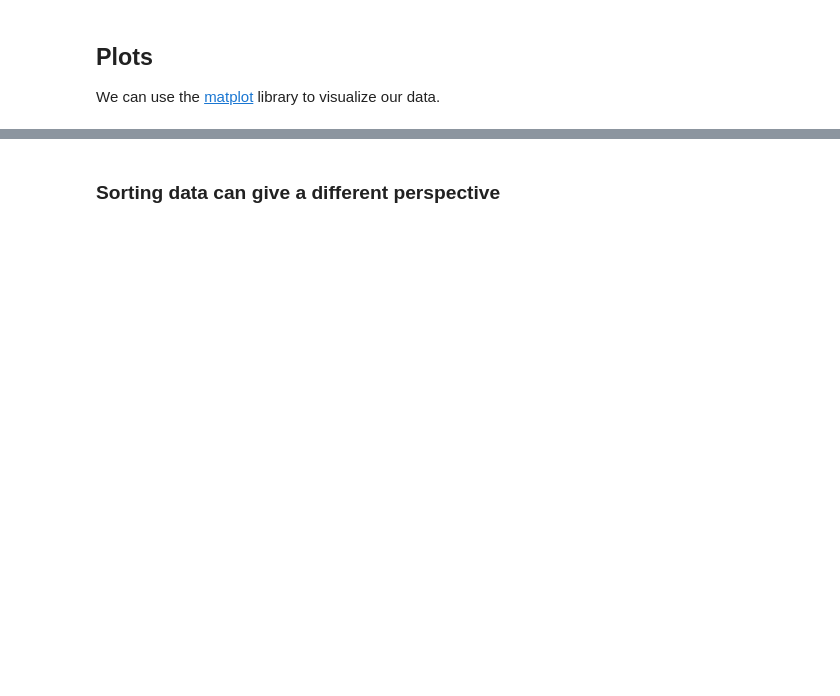
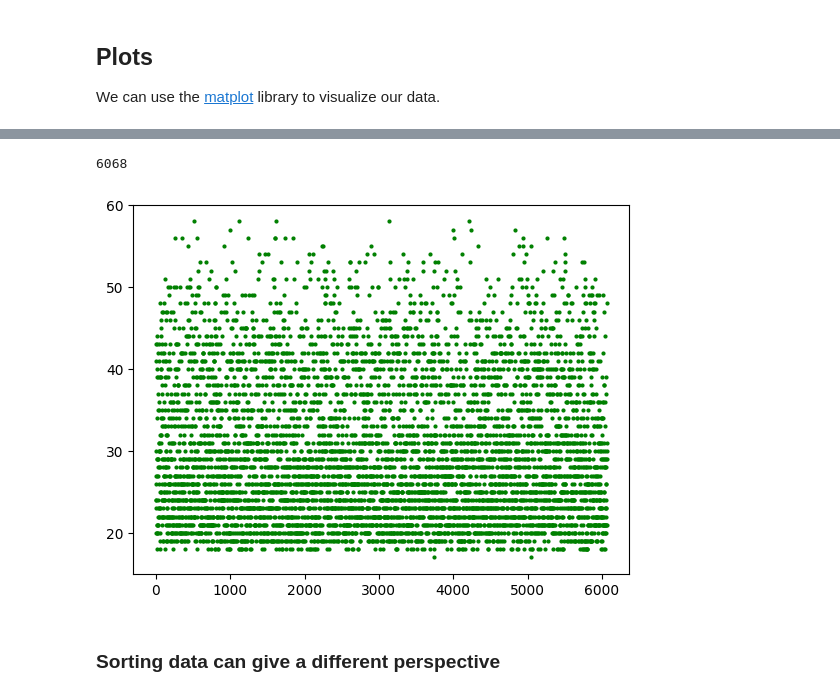
Before and after one commit to ML-strupp/WK02, a Jupyter notebook: WK02.ipynb, the cells around one changed output, grey strips where cells are left out. Saved outputs shown, nothing was run; the diff lists cells and outputs as text; code cells hidden in the pictures; blank space fills up the shorter version.

```diff
--- a/WK02.ipynb
+++ b/WK02.ipynb
@@ -704,3 +839,17 @@ ages = []
+# %%
+# TODO: plot ages in green
+ages = []
+
+for ahw in ahws:
+    ages.append(ahw[0])
+
+print(len(ages))
+
+plt.plot(ages, 'go', markersize=2)
+plt.show()
+# %% [output]
+6068
+[figure, added]
 # %% [markdown]
 ### Sorting data can give a different perspective
 # %%
```
Also changed, not shown: parts of 21 cells of this notebook.
